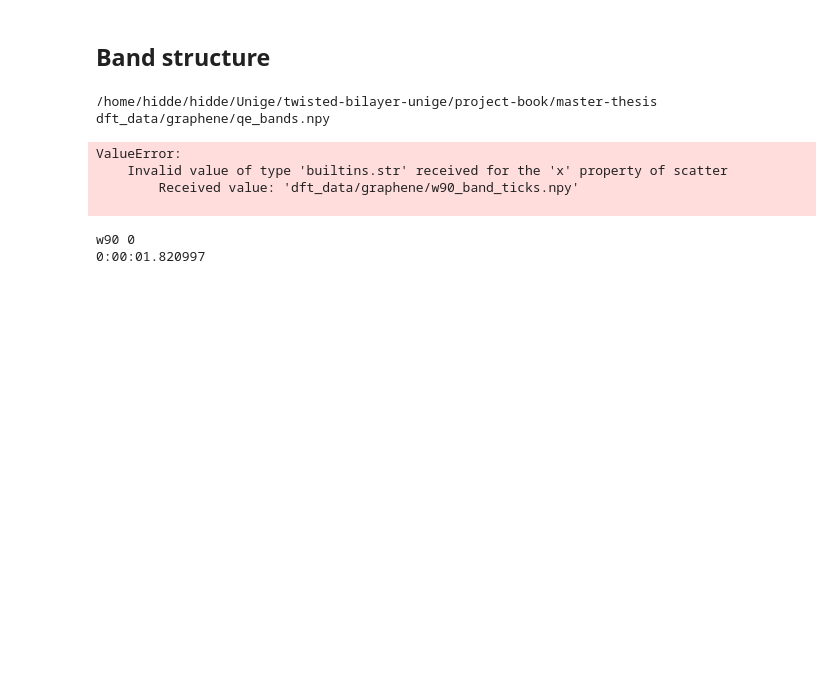
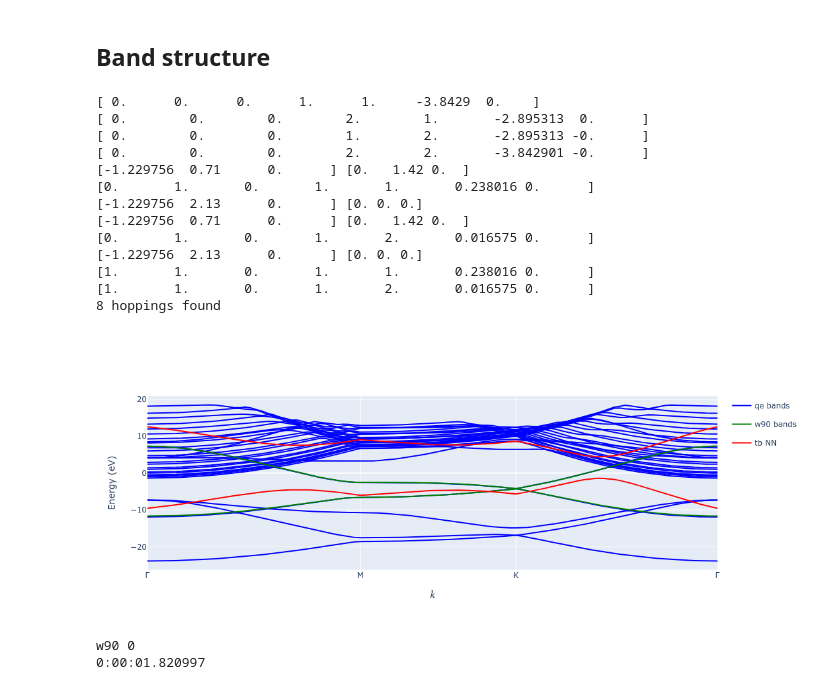
Before and after one commit to Hidde-Dijkstra/Hidde-Dijkstra.github.io, a Jupyter notebook: project-book/master-thesis/moire_function.ipynb, the cells around one changed output. Drawn from its saved outputs; the diff is of its cells as text; code cells hidden in the pictures; blank space fills up the shorter version.

```diff
--- a/project-book/master-thesis/moire_function.ipynb
+++ b/project-book/master-thesis/moire_function.ipynb
@@ -229,13 +229,12 @@ class BandStructure:
                 fig.add_trace(go.Scatter(y=energies[:, i, j], showlegend=False, **style_dict))
         return fig
 
-    def plot_from_H(self, H, σ_list=[0], color_list=['red']):
-        N = len(H((0, 0), 0))
-        for i in range(len(σ_list)):
-            bands = np.zeros((len(self.k_path), N))
-            for j in range(len(self.k_path)):
-                bands[j, :] = np.linalg.eigvalsh(H(self.k_path[j], σ_list[i]))
-            self.add_bands(bands, color_list[i], 'σ='+str(σ_list[i]))
+    def plot_from_H(self, H, name, color='red', N_input=2):
+        N = len(H(np.zeros(N_input)))
+        bands = np.zeros((len(self.k_path), N))
+        for j in range(len(self.k_path)):
+            bands[j, :] = np.linalg.eigvalsh(H(self.k_path[j]))
+        self.add_bands(bands, color, name)
 
     def add_bands(self, bands, color, name, k_arr=None):
         style_dict = {
@@ -608,15 +611,29 @@ graphene.set_atoms(atoms)
 graphene.set_k_grid(8)
 graphene.set_k_path([(0, 0, 0), (0.5, 0, 0), (1/3, 1/3, 0), (0, 0, 0)], ["Γ", "M", "K", "Γ"], 100)
 graphene.set_w90_window(-12, 8, -4.3, -4.1, 500)
-# %%
-graphene.plot_bands()
-graphene.band_plot.fig
-# %% [output]
-/home/hidde/hidde/Unige/twisted-bilayer-unige/project-book/master-thesis dft_data/graphene/qe_bands.npy
-ValueError:
-    Invalid value of type 'builtins.str' received for the 'x' property of scatter
-        Received value: 'dft_data/graphene/w90_band_ticks.npy'
-
+# %%
+NN = [(0, 1), (1, 1), (-1, -1), (0, -1)]
+NNN = [(1, 0), (-1, 0)]
+NNNN = [(2*elem[0], 2*elem[1]) for elem in NN]
+graphene.plot_bands()
+graphene.plot_tight_binding(1.5, name='tb NN', color='red')
+#graphene.plot_tight_binding([(0, 0)]+NN+NNN, name='tb NNN', color='black')
+graphene.band_plot.fig
+# %% [output]
+[ 0.      0.      0.      1.      1.     -3.8429  0.    ]
+[ 0.        0.        0.        2.        1.       -2.895313  0.      ]
+[ 0.        0.        0.        1.        2.       -2.895313 -0.      ]
+[ 0.        0.        0.        2.        2.       -3.842901 -0.      ]
+[-1.229756  0.71      0.      ] [0.   1.42 0.  ]
+[0.       1.       0.       1.       1.       0.238016 0.      ]
+[-1.229756  2.13      0.      ] [0. 0. 0.]
+[-1.229756  0.71      0.      ] [0.   1.42 0.  ]
+[0.       1.       0.       1.       2.       0.016575 0.      ]
+[-1.229756  2.13      0.      ] [0. 0. 0.]
+[1.       1.       0.       1.       1.       0.238016 0.      ]
+[1.       1.       0.       1.       2.       0.016575 0.      ]
+8 hoppings found
+[figure, added]
 # %%
 """
 for file_type in ['scf', 'nscf', 'bands']:
```
Also changed, not shown: parts of 1 cell of this notebook, 2 other files.
